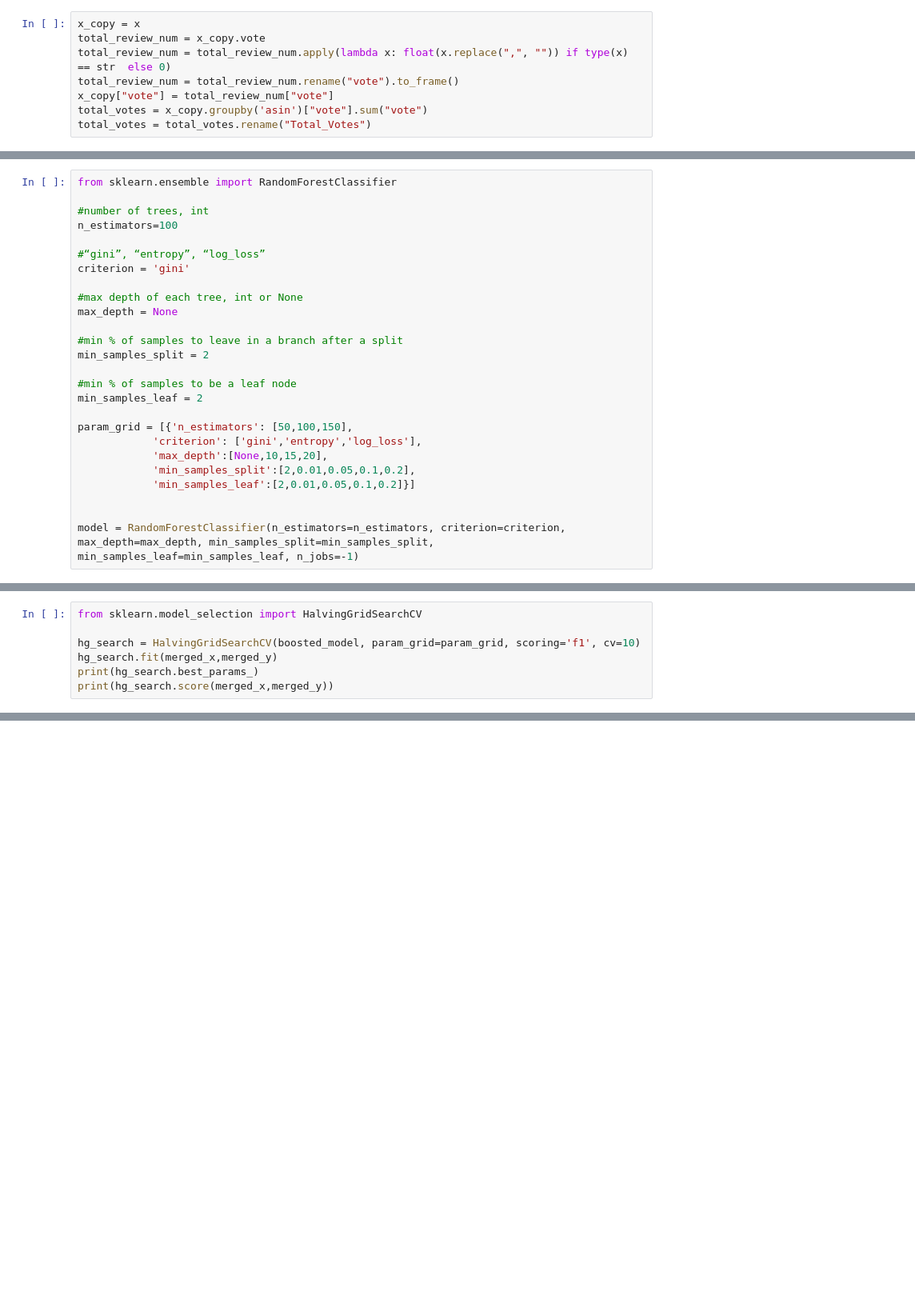
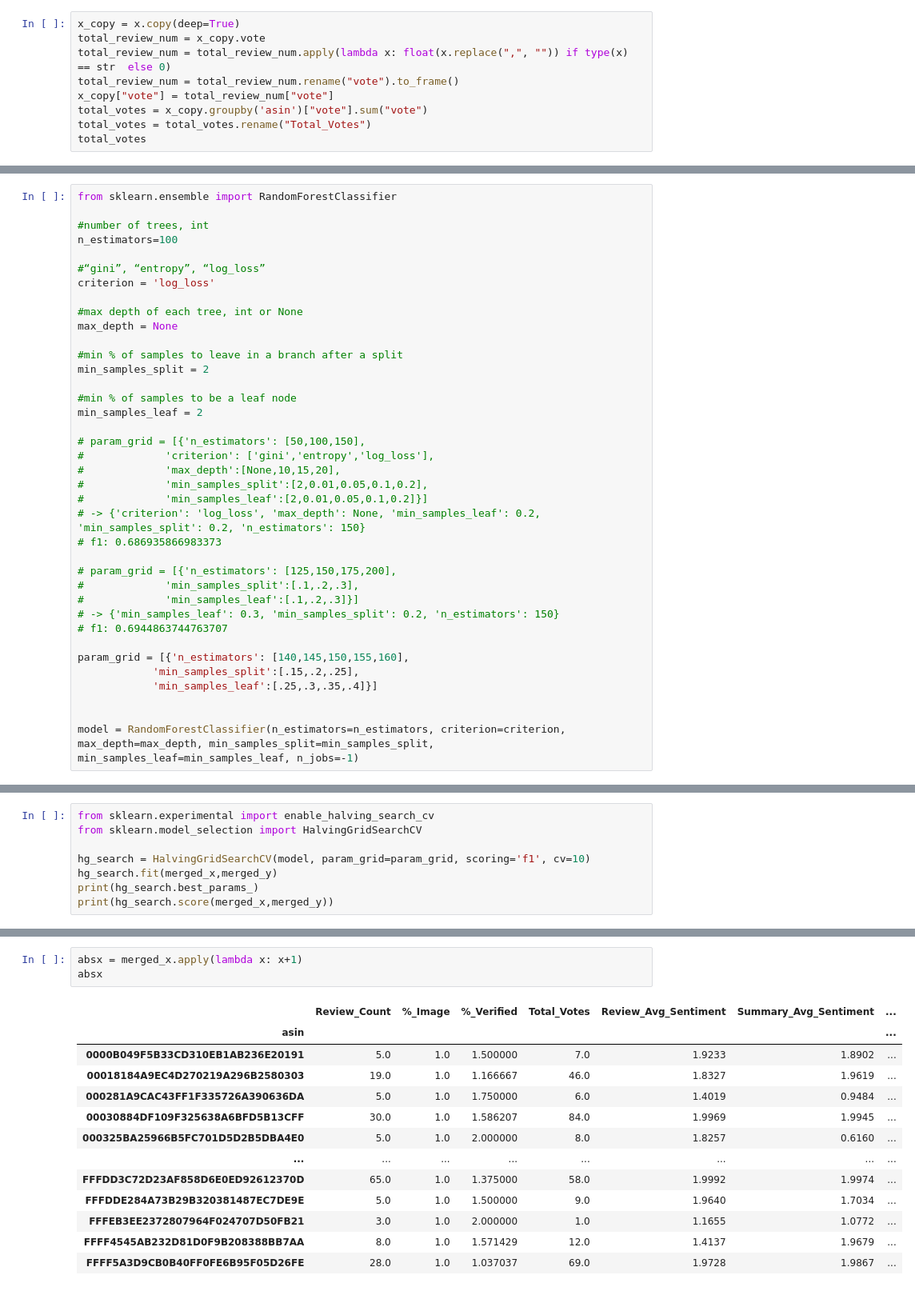
Before and after one commit to mjrog3/amazonawesomeness, a Jupyter notebook: ProjectNotebook.ipynb, the cells around one changed output, grey strips where cells are left out. Shown at 80% size. Cells and saved outputs as stored; diff of their text form; blank space fills up the shorter version.

```diff
--- a/ProjectNotebook.ipynb
+++ b/ProjectNotebook.ipynb
@@ -82,8 +112,9 @@ total number of votes across reviews
 # %%
-x_copy = x
+x_copy = x.copy(deep=True)
 total_review_num = x_copy.vote
 total_review_num = total_review_num.apply(lambda x: float(x.replace(",", "")) if type(x) == str  else 0)
 total_review_num = total_review_num.rename("vote").to_frame()
 x_copy["vote"] = total_review_num["vote"]
 total_votes = x_copy.groupby('asin')["vote"].sum("vote")
 total_votes = total_votes.rename("Total_Votes")
+total_votes
@@ -445,7 +490,7 @@ from sklearn.ensemble import RandomForestClassifier
 n_estimators=100
 
 #“gini”, “entropy”, “log_loss”
-criterion = 'gini'
+criterion = 'log_loss'
 
 #max depth of each tree, int or None
 max_depth = None
@@ -456,11 +501,23 @@ min_samples_split = 2
 #min % of samples to be a leaf node
 min_samples_leaf = 2
 
-param_grid = [{'n_estimators': [50,100,150],
-            'criterion': ['gini','entropy','log_loss'],
-            'max_depth':[None,10,15,20],
-            'min_samples_split':[2,0.01,0.05,0.1,0.2],
-            'min_samples_leaf':[2,0.01,0.05,0.1,0.2]}]
+# param_grid = [{'n_estimators': [50,100,150],
+#             'criterion': ['gini','entropy','log_loss'],
+#             'max_depth':[None,10,15,20],
+#             'min_samples_split':[2,0.01,0.05,0.1,0.2],
+#             'min_samples_leaf':[2,0.01,0.05,0.1,0.2]}]
+# -> {'criterion': 'log_loss', 'max_depth': None, 'min_samples_leaf': 0.2, 'min_samples_split': 0.2, 'n_estimators': 150}
+# f1: 0.686935866983373
+
+# param_grid = [{'n_estimators': [125,150,175,200],
+#             'min_samples_split':[.1,.2,.3],
+#             'min_samples_leaf':[.1,.2,.3]}]
+# -> {'min_samples_leaf': 0.3, 'min_samples_split': 0.2, 'n_estimators': 150}
+# f1: 0.6944863744763707
+
+param_grid = [{'n_estimators': [140,145,150,155,160],
+            'min_samples_split':[.15,.2,.25],
+            'min_samples_leaf':[.25,.3,.35,.4]}]
 
 
 model = RandomForestClassifier(n_estimators=n_estimators, criterion=criterion, max_depth=max_depth, min_samples_split=min_samples_split, min_samples_leaf=min_samples_leaf, n_jobs=-1)
@@ -632,9 +689,10 @@ print(grid_search.score(merged_x,merged_y))
 # %% [markdown]
 Optimizing with halving random grid search
 # %%
+from sklearn.experimental import enable_halving_search_cv
 from sklearn.model_selection import HalvingGridSearchCV
 
-hg_search = HalvingGridSearchCV(boosted_model, param_grid=param_grid, scoring='f1', cv=10)
+hg_search = HalvingGridSearchCV(model, param_grid=param_grid, scoring='f1', cv=10)
 hg_search.fit(merged_x,merged_y)
 print(hg_search.best_params_)
 print(hg_search.score(merged_x,merged_y))
@@ -683,0 +711,17 @@ ValueError: k should be <= n_features = 11; got 20. Use k='all' to return all fe
+# %%
+absx = merged_x.apply(lambda x: x+1)
+absx
+# %% [output]
+|  | Review_Count | %_Image | %_Verified | Total_Votes | Review_Avg_Sentiment | Summary_Avg_Sentiment | ... |
+| asin |  |  |  |  |  |  | ... |
+| 0000B049F5B33CD310EB1AB236E20191 | 5.0 | 1.0 | 1.500000 | 7.0 | 1.9233 | 1.8902 | ... |
+| 00018184A9EC4D270219A296B2580303 | 19.0 | 1.0 | 1.166667 | 46.0 | 1.8327 | 1.9619 | ... |
+| 000281A9CAC43FF1F335726A390636DA | 5.0 | 1.0 | 1.750000 | 6.0 | 1.4019 | 0.9484 | ... |
+| 00030884DF109F325638A6BFD5B13CFF | 30.0 | 1.0 | 1.586207 | 84.0 | 1.9969 | 1.9945 | ... |
+| 000325BA25966B5FC701D5D2B5DBA4E0 | 5.0 | 1.0 | 2.000000 | 8.0 | 1.8257 | 0.6160 | ... |
+| ... | ... | ... | ... | ... | ... | ... | ... |
+| FFFDD3C72D23AF858D6E0ED92612370D | 65.0 | 1.0 | 1.375000 | 58.0 | 1.9992 | 1.9974 | ... |
+| FFFDDE284A73B29B320381487EC7DE9E | 5.0 | 1.0 | 1.500000 | 9.0 | 1.9640 | 1.7034 | ... |
+| FFFEB3EE2372807964F024707D50FB21 | 3.0 | 1.0 | 2.000000 | 1.0 | 1.1655 | 1.0772 | ... |
+| FFFF4545AB232D81D0F9B208388BB7AA | 8.0 | 1.0 | 1.571429 | 12.0 | 1.4137 | 1.9679 | ... |
+| FFFF5A3D9CB0B40FF0FE6B95F05D26FE | 28.0 | 1.0 | 1.037037 | 69.0 | 1.9728 | 1.9867 | ... |
```
Also changed, not shown: parts of 9 cells of this notebook.
